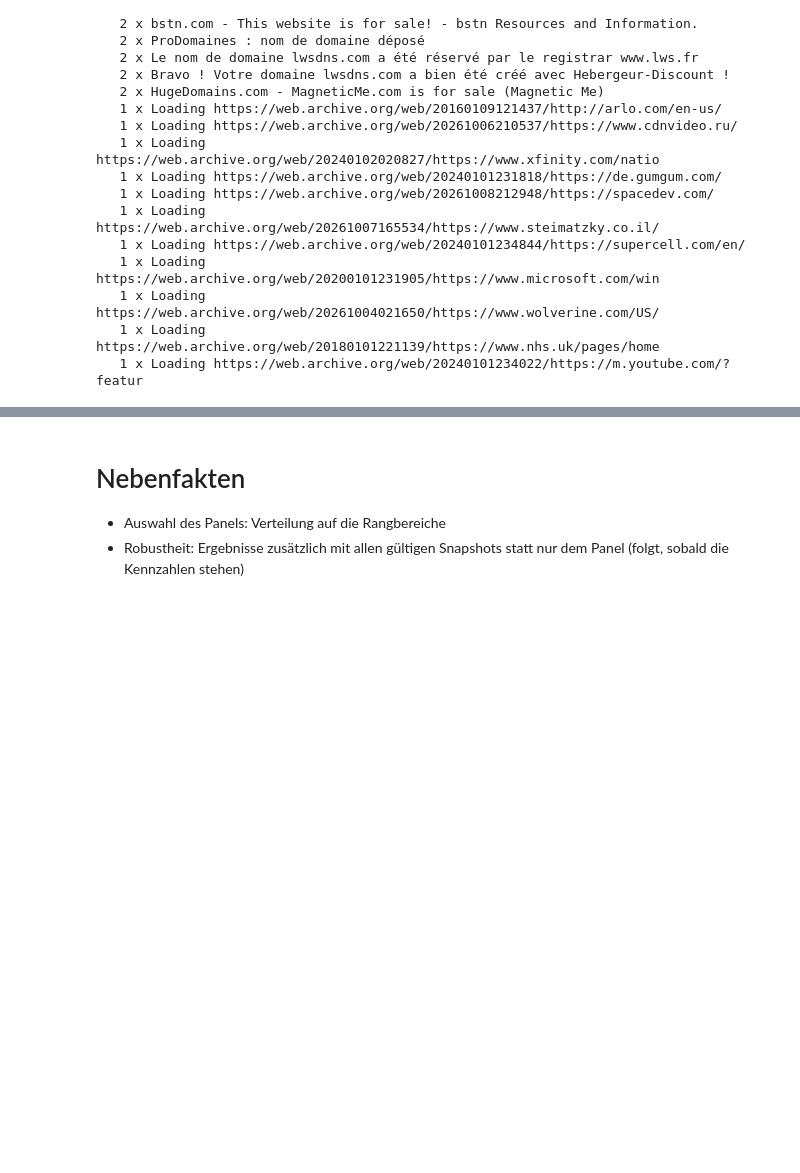
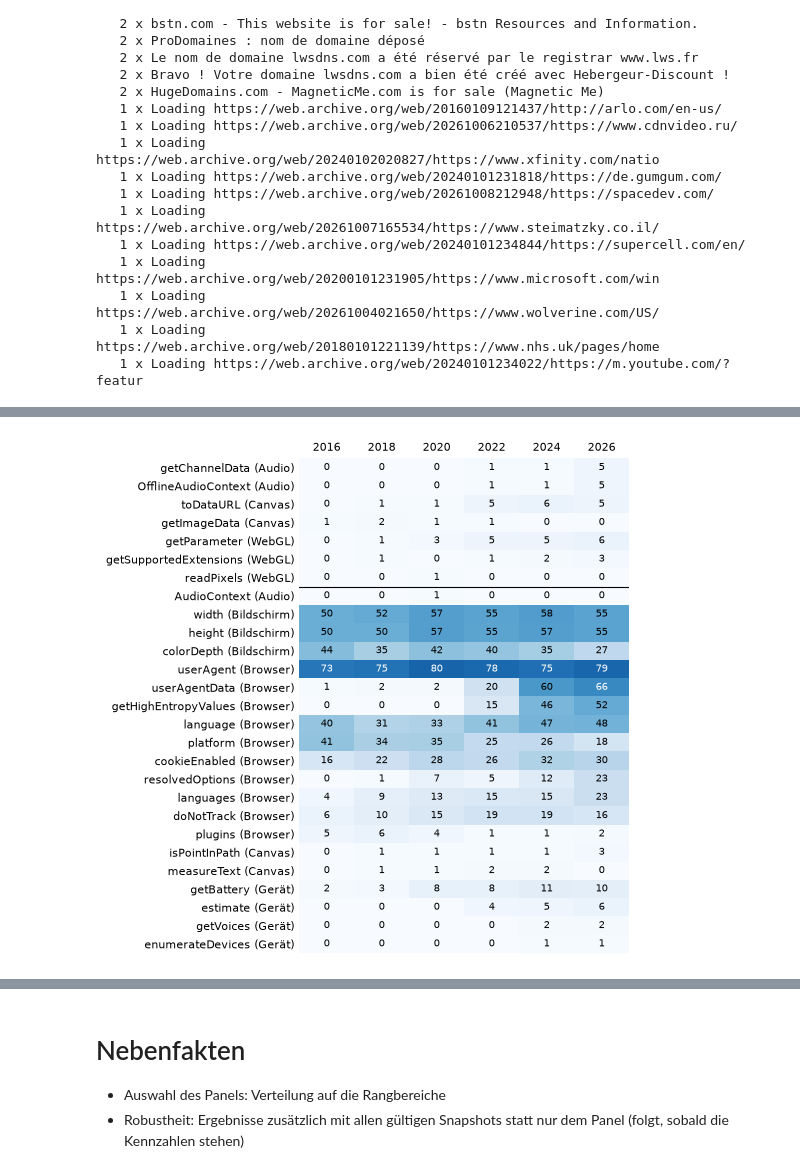
Before and after one commit to bene225/Fingerprinting-Crawler, a Jupyter notebook: analysis/ff1.ipynb, the cells around one changed output, grey strips where cells are left out. Saved outputs shown, nothing was run; the diff lists cells and outputs as text; code cells hidden in the pictures; blank space fills up the shorter version.

```diff
--- a/analysis/ff1.ipynb
+++ b/analysis/ff1.ipynb
@@ -190,0 +513,28 @@ Gründe (eine Website kann mehrere haben): {'Weiterleitung fremde Domain': 36, '
+# %%
+# Technikwandel: Anteil der Panel-Websites mit mind. einem 3P-Aufruf je Methode und Stichtag (Archiv, nach Consent)
+archiv_nach = auswahl[(auswahl["messung"] == "archiv") & (auswahl["punkt"] == "nach")]
+heat = (archiv_nach.groupby(["methode", "stichtag"])["website"].nunique().unstack(fill_value=0)
+        .reindex(columns=STICHTAGE, fill_value=0) / len(panel) * 100)
+# Reihenfolge: stark oben, dann nach Kategorie, innerhalb nach dem höchsten Anteil
+info = METHODEN.set_index("methode").loc[heat.index]
+info = info.assign(hoechster=heat.max(axis=1)).sort_values(["wertung", "kategorie", "hoechster"], ascending=[False, True, False])
+heat = heat.loc[info.index]
+
+fig, ax = plt.subplots(figsize=(BREITE, 0.17 * len(heat) + 0.6), layout="constrained")
+ax.pcolormesh(heat.values, cmap="Blues", vmin=0, vmax=100) # pcolormesh bleibt Vektor, imshow wäre ein Pixelbild
+for zeile, werte in enumerate(heat.values):
+    for spalte, wert in enumerate(werte):
+        ax.text(spalte + 0.5, zeile + 0.5, f"{wert:.0f}", ha="center", va="center", fontsize=7, color="white" if wert > 60 else "black")
+ax.set_xticks([i + 0.5 for i in range(len(STICHTAGE))], [tag[:4] for tag in STICHTAGE])
+ax.set_yticks([i + 0.5 for i in range(len(heat))], [f"{m.rpartition('.')[2]} ({info.loc[m, 'kategorie']})" for m in heat.index])
+ax.invert_yaxis()
+ax.xaxis.tick_top()
+ax.tick_params(length=0)
+for seite in ax.spines.values():
+    seite.set_visible(False)
+# Trennlinie zwischen starken (oben) und schwachen Methoden
+ax.axhline((info["wertung"] == "stark").sum(), color="black", linewidth=0.8)
+speichern(fig, "techniken")
+plt.show()
+# %% [output]
+[figure, added]
```
Also changed, not shown: parts of 26 cells of this notebook.
